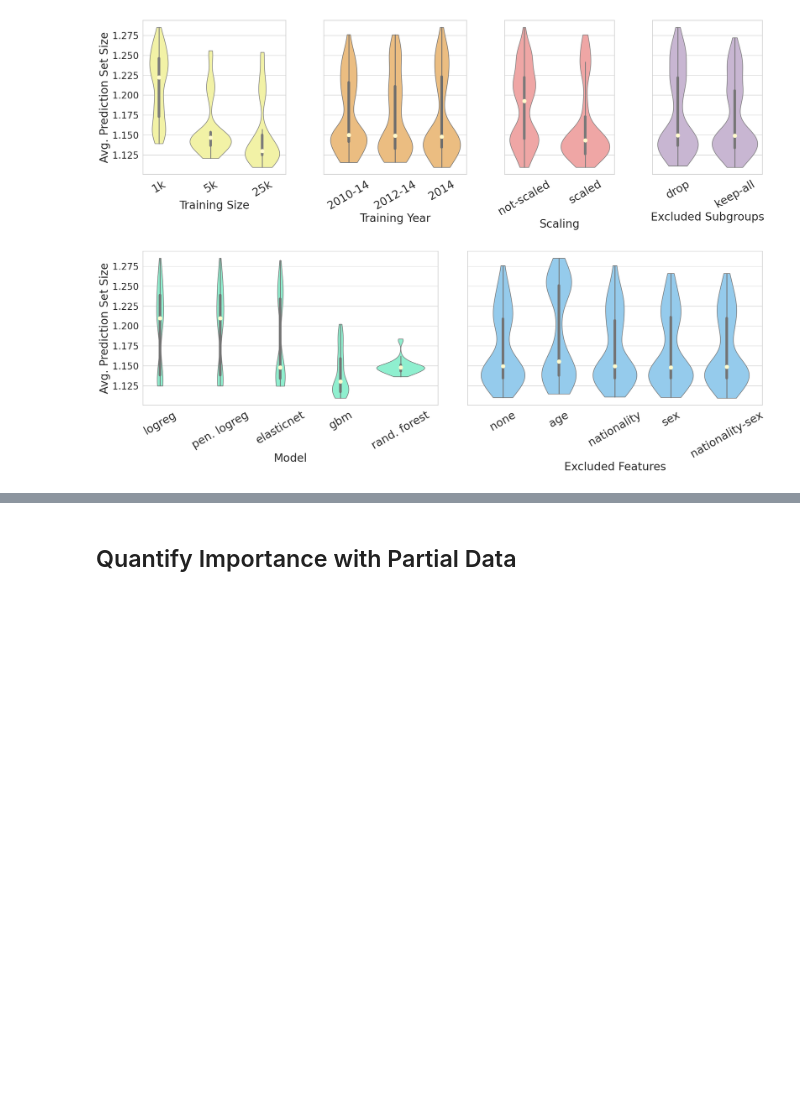
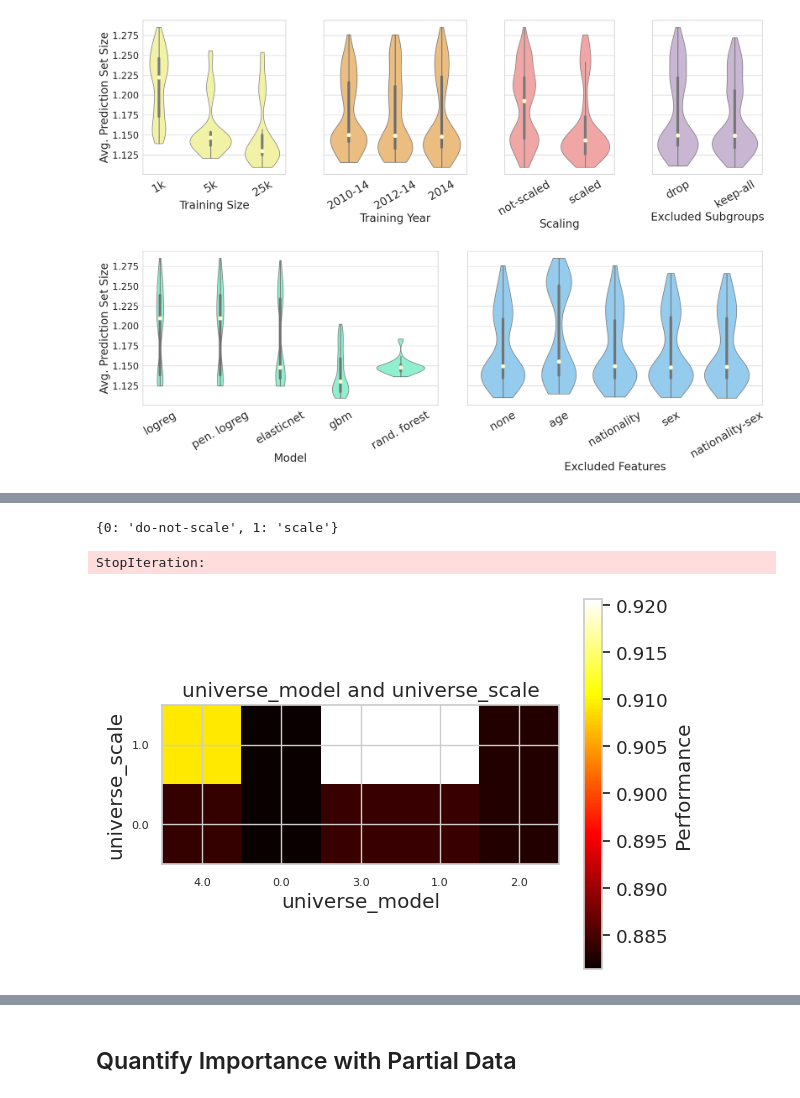
Before and after one commit to jsbroden/CMA_Fairness_v2, a Jupyter notebook: analysis_var_imp_overall.ipynb, the cells around one changed output, grey strips where cells are left out. Drawn from its saved outputs; the diff is of its cells as text; code cells hidden in the pictures; blank space fills up the shorter version.

```diff
--- a/analysis_var_imp_overall.ipynb
+++ b/analysis_var_imp_overall.ipynb
@@ -514,0 +643,67 @@ AttributeError: 'fANOVA' object has no attribute 'marginal_mean_prediction'
+# %%
+# Recover mapping
+col = "universe_scale"
+original_labels = df_agg[col].unique()
+
+# Get corresponding numeric codes
+from sklearn.preprocessing import LabelEncoder
+le = LabelEncoder()
+codes = le.fit_transform(df_agg[col].values)
+label_map = dict(zip(le.transform(original_labels), original_labels))
+
+# Sort by code
+label_map = dict(sorted(label_map.items()))
+print(label_map)
+# %% [output]
+{0: 'do-not-scale', 1: 'scale'}
+# %%
+from fanova import visualizer
+
+vis = visualizer.Visualizer(m_fanova.fanova, m_fanova.configuration_space, directory = str(CP_DIR))
+# %%
+# Heatmap
+
+vis.plot_pairwise_marginal(['universe_model', 'universe_scale'])
+
+import matplotlib.collections as mcoll
+
+# ── remove the white cell borders ───────────────────────────────
+ax  = plt.gca()
+# the first artist in the axis is the QuadMesh produced by pcolormesh
+quad = next(obj for obj in ax.get_children() if isinstance(obj, mcoll.QuadMesh))
+quad.set_linewidth(0)          # no grid lines
+quad.set_edgecolor('face')     # edges take the same colour as the face
+# ────────────────────────────────────────────────────────────────
+
+plt.xticks(
+    ticks=[0,1,2,3,4],
+    labels=['elasticnet', 'gbm', 'logreg', 'pen. logreg', 'rand. forest'],
+    rotation=45,
+    fontsize=16)
+
+plt.yticks(
+    ticks=[0,1],
+    labels=['not-scaled', 'scaled'],
+    fontsize=16)
+
+cbar = plt.gcf().axes[-1]
+cbar.set_ylabel("Cov. Non-German Female", rotation=90, labelpad=15, fontsize=20)
+cbar.tick_params(labelsize=16)
+
+plt.xlabel("Model", fontsize=20)
+plt.ylabel("Scaling", fontsize=20)
+
+ax = plt.gca()
+im = ax.get_images()[0]
+im.set_cmap("bwr") #reverse so that undercoverage is red and overcoverage b+lue
+
+plt.title("")
+plt.tight_layout()
+
+output_path = CP_DIR / f"heatmap_{main_cp_metric}.png"  # or .jpg, .pdf, .svg
+#plt.savefig(output_path, dpi=300, bbox_inches='tight')
+
+plt.show()
+# %% [output]
+StopIteration:
+[figure, added]
```
Also changed, not shown: parts of 18 cells of this notebook, 7 other files.
